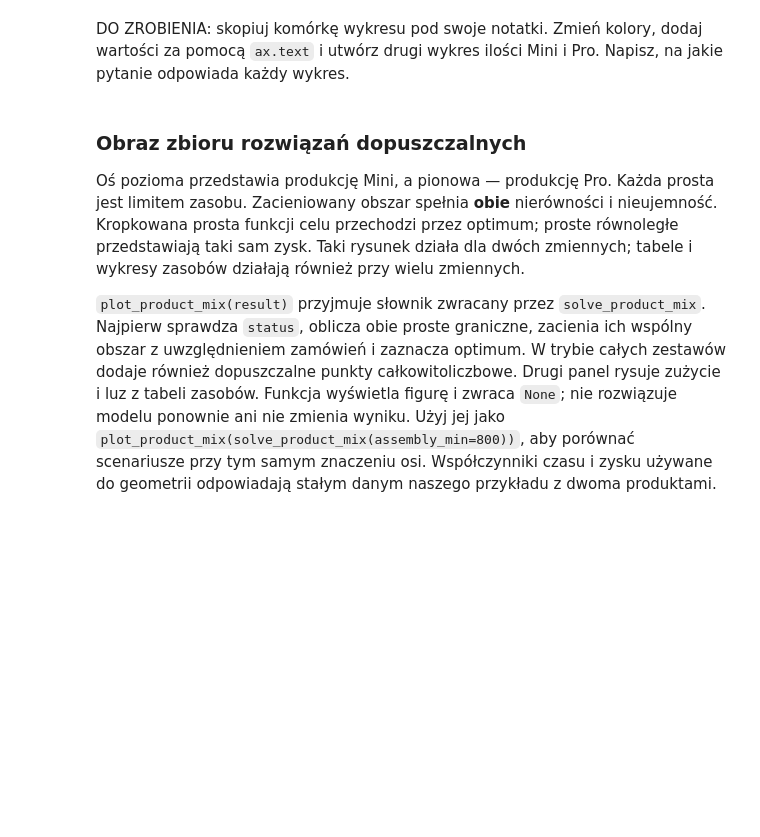
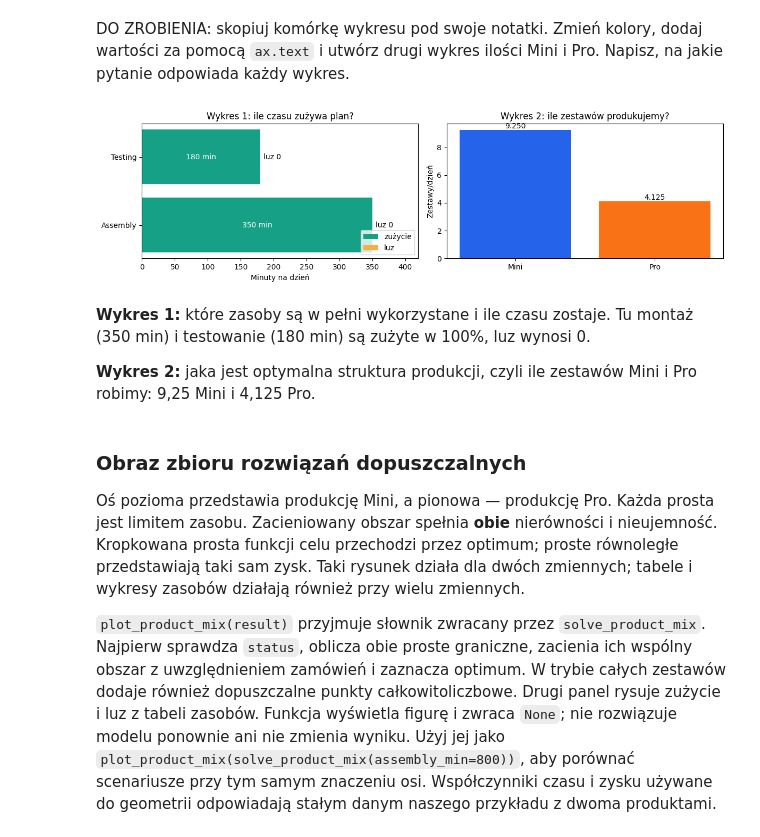
Before and after one commit to piotr-kozulak/missip, a Jupyter notebook: pl/lab_auto_1.ipynb, the cells around one changed output. Drawn from its saved outputs; the diff is of its cells as text; code cells hidden in the pictures; blank space fills up the shorter version.

```diff
--- a/pl/lab_auto_1.ipynb
+++ b/pl/lab_auto_1.ipynb
@@ -102,0 +116,6 @@ display(pd.DataFrame(candidate_rows))
+# %%
+for m, p in [(10, 0), (0, 8), (5, 6), (8, 5)]:
+    print((m, p), "montaż", 20*m + 40*p, "testowanie", 15*m + 10*p,
+          "zysk", 40*m + 70*p, "dopuszczalny:", 20*m + 40*p <= 350 and 15*m + 10*p <= 180)
+print("Zysk/min montażu:", {"Mini": 40/20, "Pro": 70/40})
+print("Zysk/min testowania:", {"Mini": round(40/15, 3), "Pro": 70/10})
@@ -260,5 +341,38 @@ plt.show()
 # %% [markdown]
 DO ZROBIENIA: skopiuj komórkę wykresu pod swoje notatki. Zmień kolory, dodaj wartości za pomocą `ax.text` i utwórz drugi wykres ilości Mini i Pro. Napisz, na jakie pytanie odpowiada każdy wykres.
+# %%
+resources = baseline["resources"]
+fig, axes = plt.subplots(1, 2, figsize=(12, 3.5))
+
+# Wykres 1
+ax = axes[0]
+ax.barh(resources.index, resources["used_min"], label="zużycie", color="#16a085")
+ax.barh(resources.index, resources["slack_min"], left=resources["used_min"],
+        label="luz", color="#f5b041")
+for i, (name, row) in enumerate(resources.iterrows()):
+    ax.text(row["used_min"] / 2, i, f"{row['used_min']:.0f} min",
+            ha="center", va="center", color="white")
+    ax.text(row["used_min"] + row["slack_min"] + 5, i,
+            f"luz {row['slack_min']:.0f}", va="center")
+ax.set(xlabel="Minuty na dzień", title="Wykres 1: ile czasu zużywa plan?", xlim=(0, 420))
+ax.legend(loc="lower right")
+
+# Wykres 2: ilości Mini i Pro
+ax = axes[1]
+q = baseline["quantities"]
+bars = ax.bar(list(q.keys()), list(q.values()), color=["#2563eb", "#f97316"])
+for bar, value in zip(bars, q.values()):
+    ax.text(bar.get_x() + bar.get_width() / 2, value + 0.1, f"{value:.3f}", ha="center")
+ax.set(ylabel="Zestawy/dzień", title="Wykres 2: ile zestawów produkujemy?")
+
+plt.tight_layout()
+plt.show()
+# %% [output]
+[figure, added]
+# %% [markdown]
+**Wykres 1:** które zasoby są w pełni wykorzystane i ile czasu zostaje. Tu montaż (350 min) i testowanie (180 min) są zużyte w 100%, luz wynosi 0.
+
+**Wykres 2:** jaka jest optymalna struktura produkcji, czyli ile zestawów Mini i Pro robimy: 9,25 Mini i 4,125 Pro.
 # %% [markdown]
 ### Obraz zbioru rozwiązań dopuszczalnych
 
```
Also changed, not shown: parts of 35 cells of this notebook.
